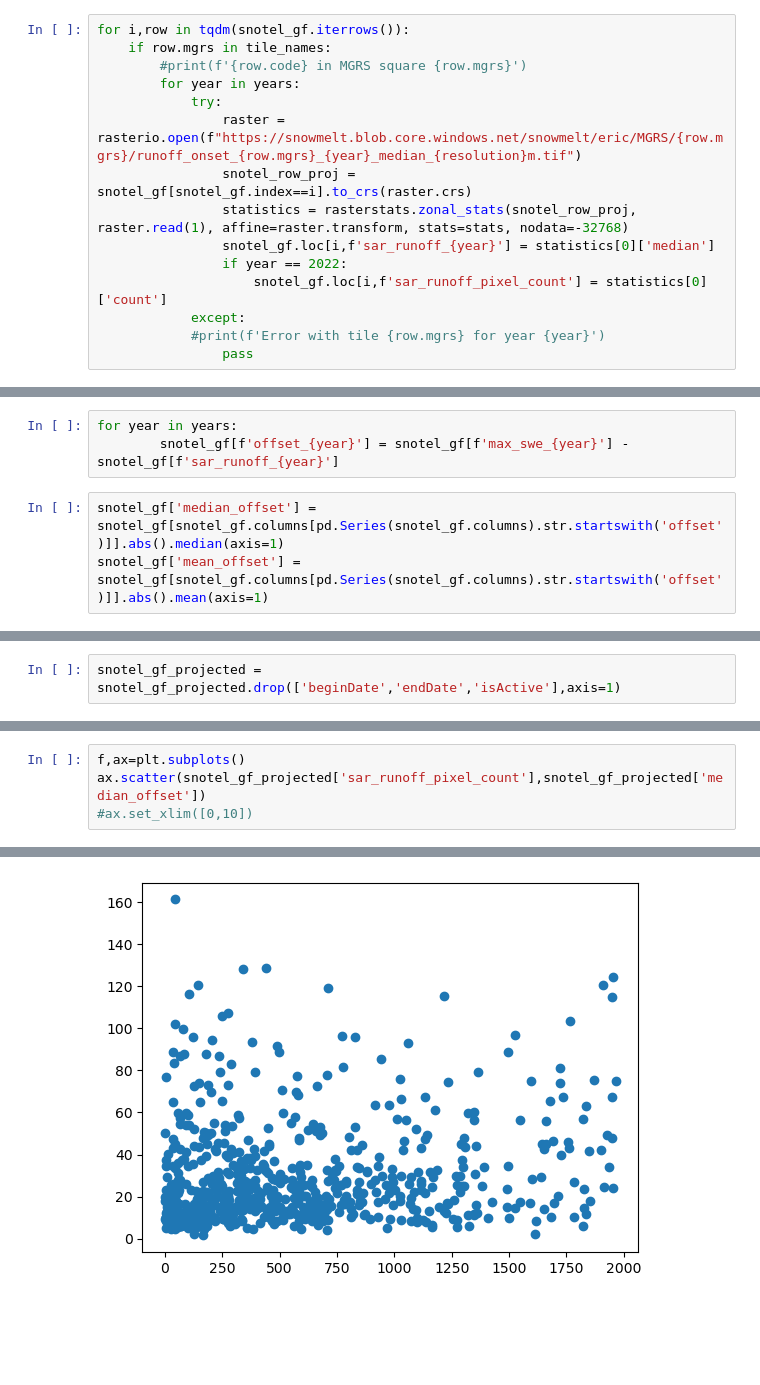
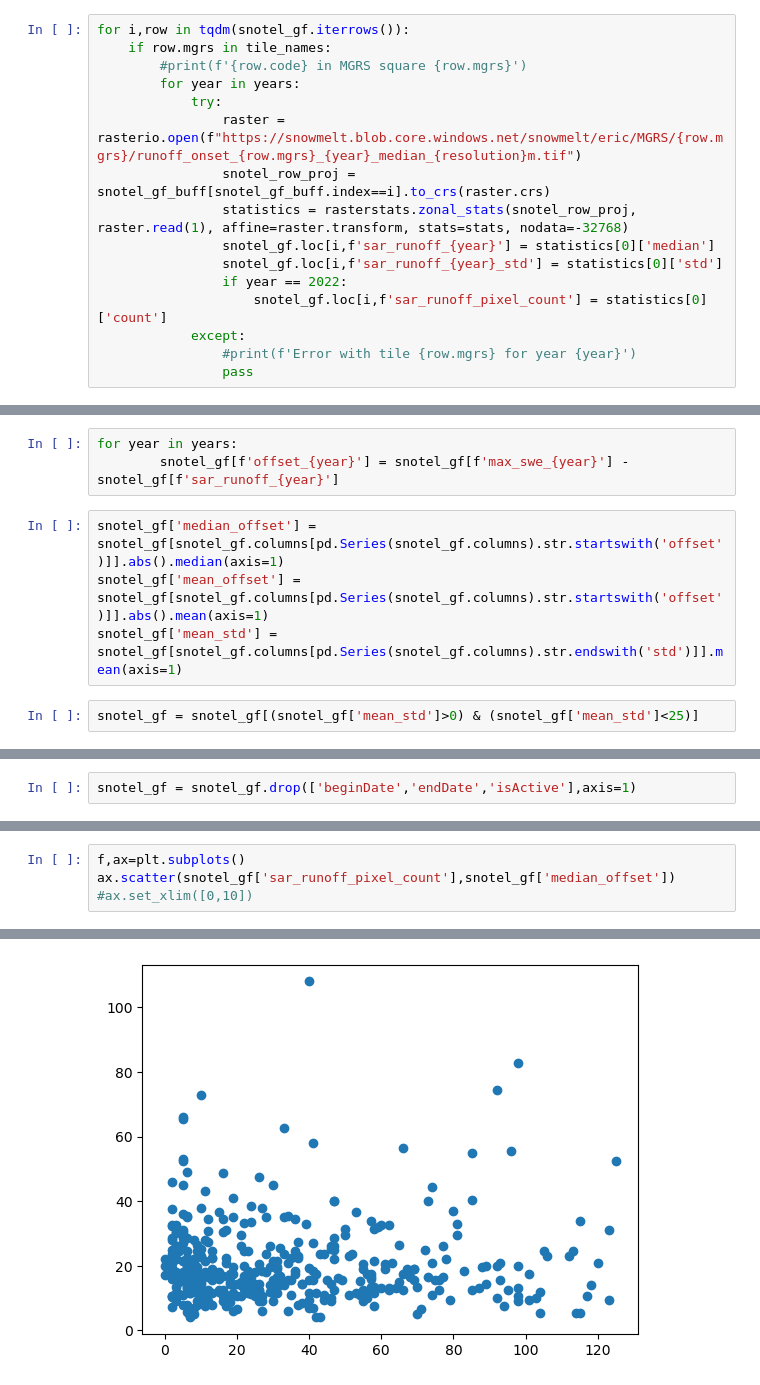
Before and after one commit to egagli/sar_snowmelt_timing, a Jupyter notebook: examples/snotel_sar_snowmelt_comparison.ipynb, the cells around one changed output, grey strips where cells are left out. Cells and saved outputs as stored; diff of their text form; blank space fills up the shorter version.

```diff
--- a/examples/snotel_sar_snowmelt_comparison.ipynb
+++ b/examples/snotel_sar_snowmelt_comparison.ipynb
@@ -124,11 +157,12 @@ for i,row in tqdm(snotel_gf.iterrows()):
         for year in years:
             try:
                 raster = rasterio.open(f"https://snowmelt.blob.core.windows.net/snowmelt/eric/MGRS/{row.mgrs}/runoff_onset_{row.mgrs}_{year}_median_{resolution}m.tif")
-                snotel_row_proj = snotel_gf[snotel_gf.index==i].to_crs(raster.crs)
+                snotel_row_proj = snotel_gf_buff[snotel_gf_buff.index==i].to_crs(raster.crs)
                 statistics = rasterstats.zonal_stats(snotel_row_proj, raster.read(1), affine=raster.transform, stats=stats, nodata=-32768)
                 snotel_gf.loc[i,f'sar_runoff_{year}'] = statistics[0]['median']
+                snotel_gf.loc[i,f'sar_runoff_{year}_std'] = statistics[0]['std']
                 if year == 2022:
                     snotel_gf.loc[i,f'sar_runoff_pixel_count'] = statistics[0]['count']
             except:
-            #print(f'Error with tile {row.mgrs} for year {year}')
+                #print(f'Error with tile {row.mgrs} for year {year}')
                 pass
@@ -156,4 +172,7 @@ for year in years:
 # %%
 snotel_gf['median_offset'] = snotel_gf[snotel_gf.columns[pd.Series(snotel_gf.columns).str.startswith('offset')]].abs().median(axis=1)
 snotel_gf['mean_offset'] = snotel_gf[snotel_gf.columns[pd.Series(snotel_gf.columns).str.startswith('offset')]].abs().mean(axis=1)
+snotel_gf['mean_std'] = snotel_gf[snotel_gf.columns[pd.Series(snotel_gf.columns).str.endswith('std')]].mean(axis=1)
+# %%
+snotel_gf = snotel_gf[(snotel_gf['mean_std']>0) & (snotel_gf['mean_std']<25)]
 # %%
@@ -239,4 +294,4 @@ for year in years:
 tooltip_list.extend(['median_offset','mean_offset','sar_runoff_pixel_count'])
 # %%
-snotel_gf_projected = snotel_gf_projected.drop(['beginDate','endDate','isActive'],axis=1)
+snotel_gf = snotel_gf.drop(['beginDate','endDate','isActive'],axis=1)
 # %%
@@ -245,10 +300,10 @@ snotel_gf_projected.explore(column='median_offset',cmap='cool',tooltip=tooltip_l
 [interactive output not drawn]
 # %%
 f,ax=plt.subplots()
-ax.scatter(snotel_gf_projected['sar_runoff_pixel_count'],snotel_gf_projected['median_offset'])
+ax.scatter(snotel_gf['sar_runoff_pixel_count'],snotel_gf['median_offset'])
 #ax.set_xlim([0,10])
 # %% [output]
 <matplotlib.collections.PathCollection at 0x...>
-[figure, old version]
+[figure, new version]
 # %%
 f,ax=plt.subplots()
```
Also changed, not shown: parts of 22 cells of this notebook.
